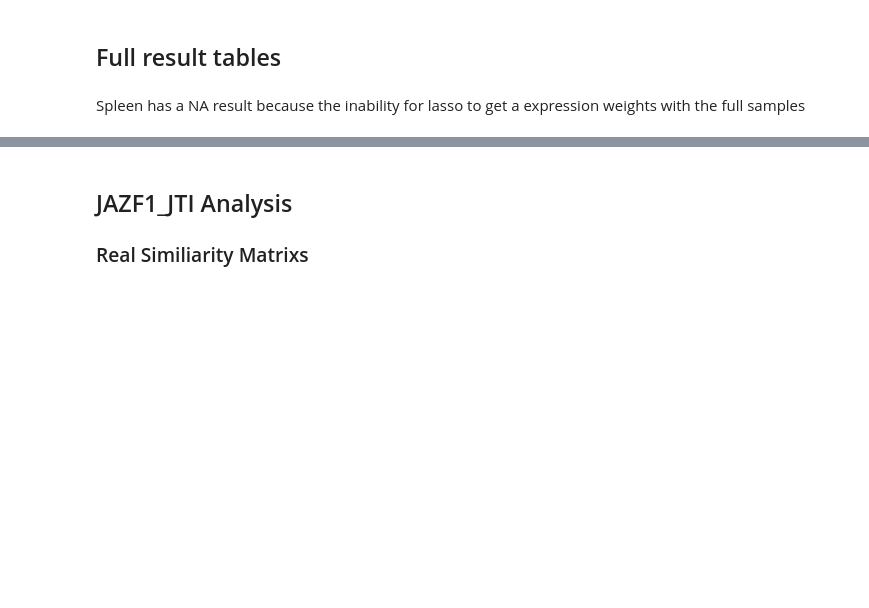
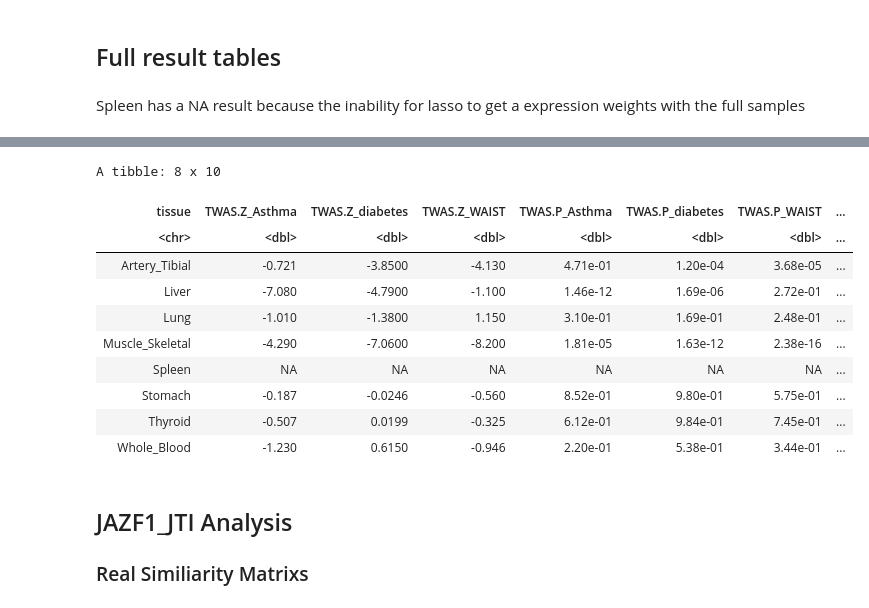
Before and after one commit to gaow/neuro-twas, a Jupyter notebook: archive/one_gene/JAZF1_FUSION_Analysis.ipynb, the cells around one changed output, grey strips where cells are left out. Saved outputs shown, nothing was run; the diff lists cells and outputs as text; code cells hidden in the pictures; blank space fills up the shorter version.

```diff
--- a/archive/one_gene/JAZF1_FUSION_Analysis.ipynb
+++ b/archive/one_gene/JAZF1_FUSION_Analysis.ipynb
@@ -101,4 +129,4 @@ A tibble: 5 × 12
 # %% [markdown]
 Spleen has a NA result because the inability for lasso to get a expression weights with the full samples
 # %%
-working%>%select(-path)%>%unnest(data)%>%select(-c(FILE:P1,EQTL.ID:EQTL.GWAS.Z),-BEST.GWAS.ID,-PANEL)%>%mutate(TWAS.P.Adj = p.adjust(TWAS.P))
+full = working%>%select(-path)%>%unnest(data)%>%select(-c(FILE:P1,EQTL.ID:EQTL.GWAS.Z),-BEST.GWAS.ID,-PANEL)%>%mutate(TWAS.P.Adj = p.adjust(TWAS.P))
@@ -124,0 +155,14 @@ A tibble: 24 × 12
+# %%
+full%>%select(tissue,phenotype,TWAS.Z,TWAS.P,TWAS.P.Adj)%>%pivot_wider(names_from = phenotype, values_from = c("TWAS.Z","TWAS.P","TWAS.P.Adj"))
+# %% [output]
+A tibble: 8 x 10
+| tissue | TWAS.Z_Asthma | TWAS.Z_diabetes | TWAS.Z_WAIST | TWAS.P_Asthma | TWAS.P_diabetes | TWAS.P_WAIST | ... |
+| <chr> | <dbl> | <dbl> | <dbl> | <dbl> | <dbl> | <dbl> | ... |
+| Artery_Tibial | -0.721 | -3.8500 | -4.130 | 4.71e-01 | 1.20e-04 | 3.68e-05 | ... |
+| Liver | -7.080 | -4.7900 | -1.100 | 1.46e-12 | 1.69e-06 | 2.72e-01 | ... |
+| Lung | -1.010 | -1.3800 | 1.150 | 3.10e-01 | 1.69e-01 | 2.48e-01 | ... |
+| Muscle_Skeletal | -4.290 | -7.0600 | -8.200 | 1.81e-05 | 1.63e-12 | 2.38e-16 | ... |
+| Spleen | NA | NA | NA | NA | NA | NA | ... |
+| Stomach | -0.187 | -0.0246 | -0.560 | 8.52e-01 | 9.80e-01 | 5.75e-01 | ... |
+| Thyroid | -0.507 | 0.0199 | -0.325 | 6.12e-01 | 9.84e-01 | 7.45e-01 | ... |
+| Whole_Blood | -1.230 | 0.6150 | -0.946 | 2.20e-01 | 5.38e-01 | 3.44e-01 | ... |
```
Also changed, not shown: parts of 8 cells of this notebook, 2 other files.
